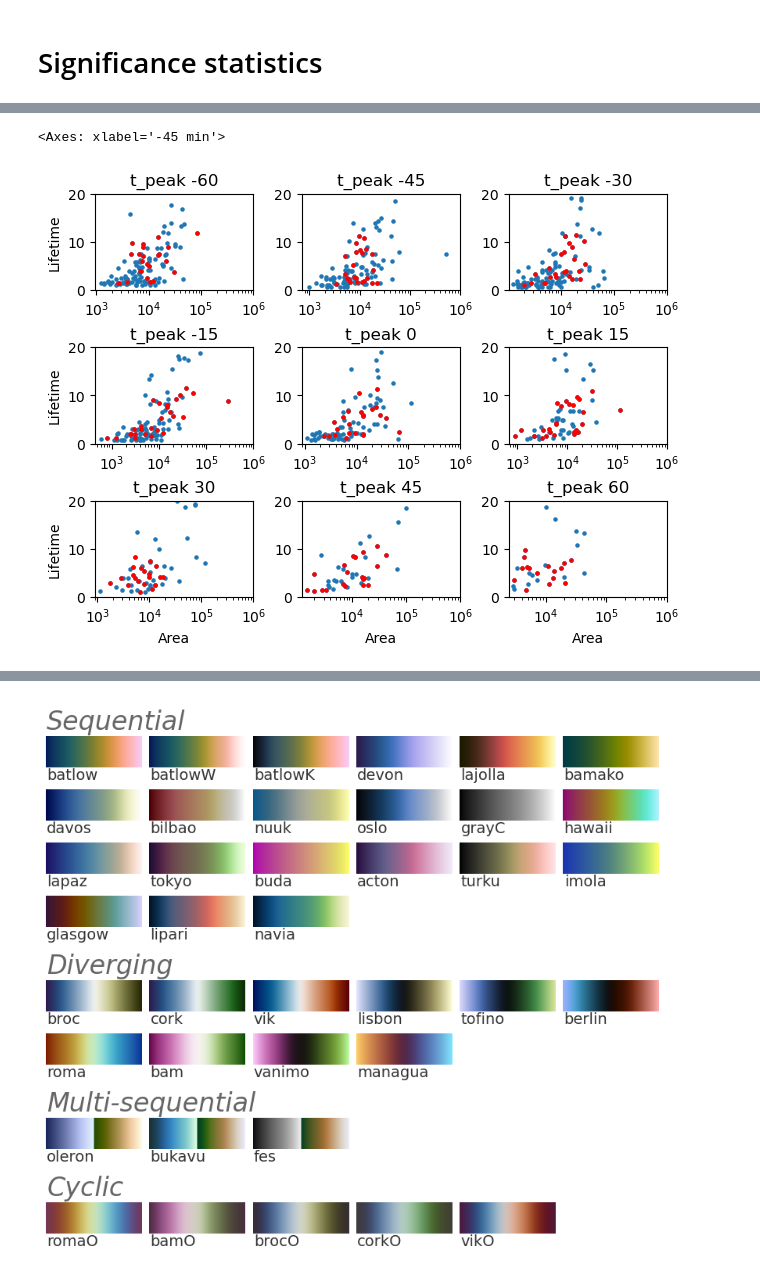
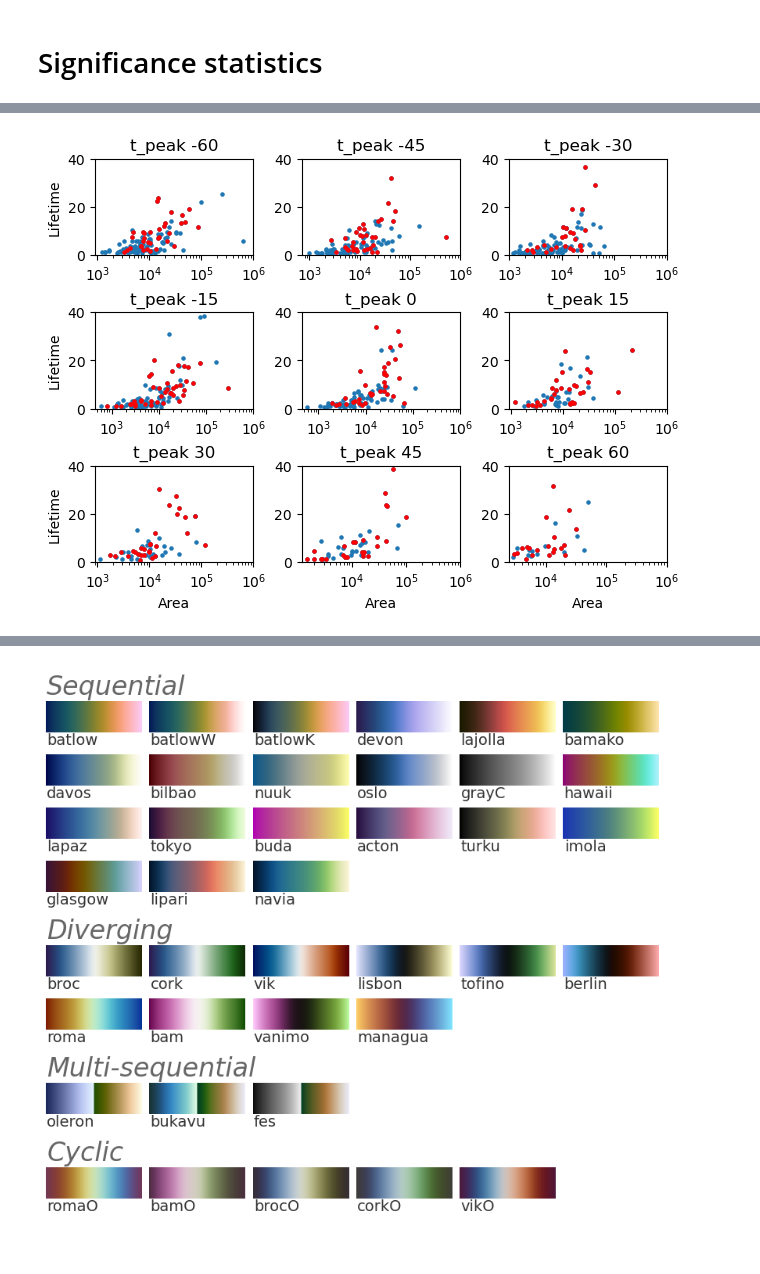
Before and after one commit to DragomirNikolov/MSGI, a Jupyter notebook: plotting/bulk_plots.ipynb, the cells around one changed output, grey strips where cells are left out. Cells and saved outputs as stored; diff of their text form; code cells hidden in the pictures.

Commit message:
Added maritime cloud filtering to bulk_plots

```diff
--- a/plotting/bulk_plots.ipynb
+++ b/plotting/bulk_plots.ipynb
@@ -31,7 +33,7 @@ def describe(arr):
 ## Load data (Only bulk_data_df important)
 # %%
 if socket.gethostname()=='iacmac-ds4990':
-    BULK_PATH = "/Volumes/University_stuff/Code_Projects/MSGI/Bulk_data"
+    BULK_PATH = "/Volumes/University_stuff/Code_Projects/MSGI/Bulk_data/02"
 else:
     BULK_PATH = "/nfs/ch4/wolke_scratch/dnikolo/GTE_Validation/DARDAR/Bulk/Bulk_statistics"
 # bulk_data_df = pd.read_parquet(os.path.join(BULK_PATH,"glaciations_with_bulk_data_V3_1_2007.parquet"))
@@ -43,6 +45,9 @@ else:
 bulk_data_df_1 = pd.read_parquet(os.path.join(BULK_PATH,"glaciations_with_bulk_data_V3_1_2007.parquet"))
 bulk_data_df_2 = pd.read_parquet(os.path.join(BULK_PATH,"glaciations_with_bulk_data_V3_1_2008.parquet"))
 bulk_data_df = pd.concat([bulk_data_df_1, bulk_data_df_2], ignore_index=True)
+
+# bulk_data_df = pd.read_parquet(os.path.join(BULK_PATH,"glaciations_with_bulk_data_V3_1_2007.parquet"))
+# bulk_data_debug = pd.read_parquet(os.path.join("/Volumes/University_stuff/Code_Projects/MSGI/Bulk_data/glaciations_with_bulk_data_V3_1_2007.parquet"))
 # %%
 bulk_data_df.iloc[25]["Z_bulk_means"][0]
 # %% [output]
@@ -542,23 +530,46 @@ plt.show()
 # Z statistics
 # %% [markdown]
 ## Filter data
+# %%
+landmask = RoaringLandmask.new()
+def classify_surface(lats, lons):
+    """
+    lats, lons: arrays in degrees
+    returns: array of 'maritime' or 'land'
+    """
+    is_land = np.array([
+        landmask.contains(lon, lat)
+        for lat, lon in zip(lats, lons)
+    ])
+
+    return np.where(is_land, "land", "maritime")
+
+
+bulk_data_df_split["surface_type"] = bulk_data_df_split.apply(lambda row: classify_surface(
+    row["lat_hist"],
+    row["lat_hist"]
+),axis=1)
+bulk_data_df_split["is_maritime"] = bulk_data_df_split.apply(lambda row: (row["surface_type"]=="maritime").mean()>=1, axis=1)
 # %%
 # Filter only for clouds that survive after glaciation
 bulk_data_filtered = bulk_data_df_split[bulk_data_df_split.track_length / pd.Timedelta(minutes=15) > bulk_data_df_split["Glac_peak_ind"]]
 # Filter for cloud lifetime - not too long
-bulk_data_filtered = bulk_data_filtered[bulk_data_filtered.track_length < pd.Timedelta(hours=12)]
+# bulk_data_filtered = bulk_data_filtered[bulk_data_filtered.track_length < pd.Timedelta(hours=12)]
 
 # Filter for significant bulk optical thickness
-bulk_data_filtered = bulk_data_filtered[bulk_data_filtered["2km_cot"]>0.3]
+# bulk_data_filtered = bulk_data_filtered[bulk_data_filtered["2km_cot"]>0.3]
 # Select only one pass where 2 are available
-bulk_data_filtered = bulk_data_filtered.drop_duplicates(subset="Cloud_ID", keep="first")
+# bulk_data_filtered = bulk_data_filtered.drop_duplicates(subset="Cloud_ID", keep="first")
 # Filter for cclouds where extinction doesn't drop in the 2 kilometers
 bulk_data_filtered = bulk_data_filtered[bulk_data_filtered["continious_cloud"]]
 # Filter for cloud type
 bulk_data_filtered= bulk_data_filtered[bulk_data_filtered["Cloud type"].isin(["Altostratus", "Nimbostratus", "Stratocumulus", "Stratus"])]
-
+# Remove clouds outside measurement boundaries
 bulk_data_filtered = bulk_data_filtered[bulk_data_filtered.avg_ctt-273.15 < 0]
 bulk_data_filtered = bulk_data_filtered[bulk_data_filtered.avg_ctt-273.15 > -36]
+# Take only maritime clouds
+# bulk_data_filtered = bulk_data_filtered[bulk_data_filtered["is_maritime"]]
+stats_by_rel_time = generate_stats_by_rel_time(bulk_data_filtered, mode="mean")
 bulk_data_filtered
 # %% [output]
 |  | Cloud_ID | Time [m] | Magnitude | Glac_start_ind | Glac_peak_ind | Linear | line_rmse | Rate_arr | ... |
@@ -2136,34 +2138,30 @@ plt.show()
-# %%
-axes[1]
-# %% [output]
-<Axes: xlabel='-45 min'>
 # %%
 n = len(inds)
 nrows = 3
 ncols = int(np.ceil(n / ncols))
 
 fig, axes = plt.subplots(nrows, ncols, constrained_layout=True)
 
 for i, ind in enumerate(inds):
     row=i//3
     col=i%3
     # print(row,col)
     selected_clouds = bulk_data_df_split[bulk_data_df_split["rel_ind"]==ind]
     axes[row,col].scatter(selected_clouds["avg_size[km]"],selected_clouds["Lifetime [h]"], s=5)
     selected_clouds_filt = bulk_data_filtered[bulk_data_filtered["rel_ind"]==ind]
     axes[row,col].scatter(selected_clouds_filt["avg_size[km]"],selected_clouds_filt["Lifetime [h]"],color='red',s=5)
     axes[row,col].set_title(f"t_peak {ind*15}")
     axes[row,col].set_xscale("log")
     axes[row,col].set_xlim(0,1e6)
-    axes[row,col].set_ylim(0,20)
+    axes[row,col].set_ylim(0,40)
     if col==0:
         axes[row,col].set_ylabel("Lifetime")
     if row==2:
         axes[row,col].set_xlabel("Area")
 
 plt.show()
 # %% [output]
-[figure, old version]
+[figure, new version]
 # %%
 n = len(inds)
 nrows = 3
```
Also changed, not shown: parts of 39 cells of this notebook, 6 other files.
